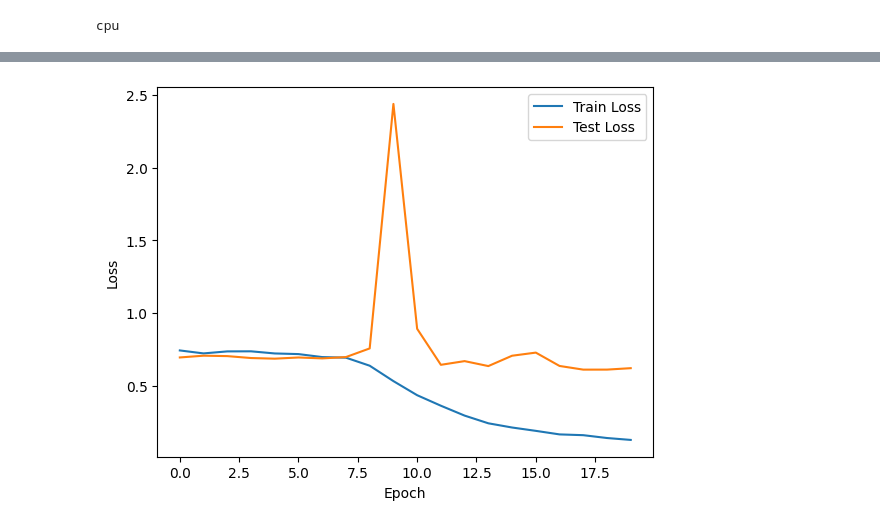
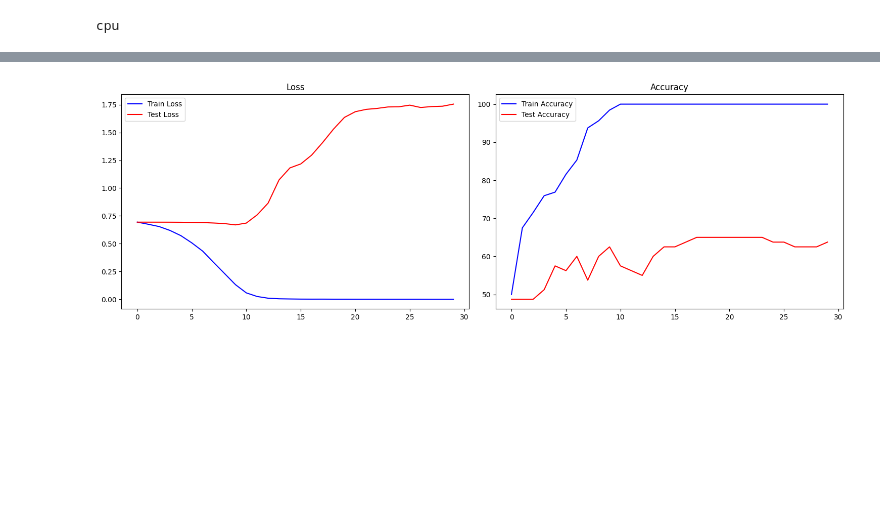
Before and after one commit to GustavKS/BrainDecoding, a Jupyter notebook: notebooks/dataset.ipynb, the cells around one changed output, grey strips where cells are left out. Saved outputs shown, nothing was run; the diff lists cells and outputs as text; code cells hidden in the pictures; blank space fills up the shorter version.

```diff
--- a/notebooks/dataset.ipynb
+++ b/notebooks/dataset.ipynb
@@ -27,7 +27,7 @@ def scale_clamp(X: np.ndarray, clamp_lim: float = 5.0, clamp: bool = True) -> np
 class meg_dataset(torch.utils.data.Dataset):
   def __init__(self, root, s: str):
     self.root = root
-    nights = ['night1']
+    nights = ['night1', 'night2', 'night3', 'night4']
 
     self.all_meg_data = []
     self.all_epochs = []
@@ -48,7 +48,7 @@ class meg_dataset(torch.utils.data.Dataset):
                               exclude='bads')
       self.epochs = mne.Epochs(raw, events, event_ids,  picks=picks,tmin=-.2, tmax=4,\
                           baseline=None, preload=True)
-      self.epochs.resample(120)   ### filtert es schonb?
+      #self.epochs.resample(120)   ### filtert es schonb?
       self.epochs.apply_function(partial(scale_clamp, clamp_lim=5.0), n_jobs=8)
       self.meg_data = torch.from_numpy(self.epochs.get_data(picks='meg')).to(torch.float32)
       self.all_meg_data.append(self.meg_data)
@@ -63,7 +63,7 @@ class meg_dataset(torch.utils.data.Dataset):
     return len(self.all_meg_data)
 
   def __getitem__(self, idx):
-    return self.all_meg_data[idx, :, :], self.all_epochs.events[idx, 2]
+    return self.all_meg_data[idx, :, :], self.all_epochs.events[idx, 2], self.all_epochs[idx]
 # %%
 
 class CustomBatchNorm1d(nn.BatchNorm1d):
@@ -490,7 +490,7 @@ class BrainEncoder(nn.Module):
 
         return Z
 # %%
-dataset = meg_dataset(root = r'\\memo-15\DataE\MEGA\raw', s = 'S12')
+dataset = meg_dataset(root = r'\\memo-15\DataE\MEGA\raw', s = 'S02')
 
 train_idcs = np.arange(0, len(dataset))
 np.random.seed(42)
@@ -503,4 +503,4 @@ train_dataset = torch.utils.data.Subset(dataset, train_idcs)
 test_dataset = torch.utils.data.Subset(dataset, test_idcs)
 
 
-#clear_output()
+clear_output()
@@ -535,11 +510,10 @@ fig, ax = plt.subplots(2, 1, figsize=(20, 5))
 for idx, ax in enumerate(ax.flatten()):
     np.random.seed(idx)
     rnd_int = np.random.randint(0, len(dataset))
-    meg, label = dataset[np.random.randint(0, len(dataset))]
+    meg, label, x = dataset[np.random.randint(0, len(dataset))]
     for i in range(meg.shape[0]):
         ax.plot(meg[i, :].numpy(), color='blue', alpha=0.1)
     ax.set_title(f'{'house' if label == 43 else 'face'}')
-    ax.set_xlim(0, 100)
 print(meg.shape, label)
 plt.tight_layout()
 plt.show()
@@ -556,16 +530,16 @@ optimizer = torch.optim.Adam(model.parameters(), lr=1e-4)
 loss_fn = nn.CrossEntropyLoss()
 test_loss, test_acc = [], []
 train_loss, train_acc = [], []
-for epoch in range(50):
+for epoch in range(30):
     model.train()
     progress_bar = tqdm(train_loader, desc=f'Epoch {epoch+1}', unit='batch', leave=False)
     lossinho = 0
-    acc = 0
+    correct = 0
+    total = 0
     for idx, (data, target) in enumerate(progress_bar):
         target = [0 if i == 43 else 1 for i in target]
         #data = data.reshape(data.shape[0], 1, data.shape[1], data.shape[2])
         data = data[:, :271, :]
-        print(data.shape)
         data, target = data.to(device), torch.tensor(target).to(device)
         output = model(data, subject_idxs=np.zeros_like(target))
         loss = loss_fn(output, target)
@@ -573,16 +547,16 @@ for epoch in range(50):
         loss.backward()
         optimizer.step()
 
-        _, predicted = torch.max(output.data, 1)
-        total = target.size(0)
-        correct = (predicted == target).sum().item()
-        acc += correct / total
-
         lossinho += loss.item()
         progress_bar.set_postfix(loss=lossinho/(idx+1))
-    print(f'Epoch {epoch+1} Loss: {lossinho/len(train_loader):.4f}')
+
+        _, predicted = torch.max(output.data, 1)
+        total += target.size(0)
+        correct += (predicted == target).sum().item()
+    accuracy = 100 * correct / total
+    print(f'Epoch {epoch+1} Loss: {lossinho/len(train_loader):.4f}, Accuracy: {accuracy:.2f}%')
     train_loss.append(lossinho/len(train_loader))
-    train_acc.append(acc/len(train_loader))
+    train_acc.append(accuracy)
 
     model.eval()
     with torch.no_grad():
@@ -591,8 +565,8 @@ for epoch in range(50):
         lossinho = 0
         for data, target in test_loader:
             target = [0 if i == 43 else 1 for i in target]
-            data = data.reshape(data.shape[0], 1, data.shape[1], data.shape[2])
-
+            #data = data.reshape(data.shape[0], 1, data.shape[1], data.shape[2])
+            data = data[:, :271, :]
             data, target = data.to(device), torch.tensor(target).to(device)
             output = model(data, subject_idxs=np.zeros_like(target))
             loss = loss_fn(output, target)
@@ -603,5 +577,5 @@ for epoch in range(50):
         accuracy = 100 * correct / total
         print(f'Accuracy: {accuracy:.2f}%, Loss: {lossinho/len(test_loader):.4f}')
     test_loss.append(lossinho/len(test_loader))
-    test_acc.append(accuracy/len(test_loader))
+    test_acc.append(accuracy)
 # %% [output]
@@ -611,14 +607,14 @@ RuntimeError: mat1 and mat2 shapes cannot be multiplied (65536x1 and 1024x2)
 # %%
-fig, ax = plt.subplots(2, 1, figsize=(20, 5))
+fig, ax = plt.subplots(1, 2, figsize=(15, 5))
 ax[0].plot(train_loss, label='Train Loss', color='blue')
 ax[0].plot(test_loss, label='Test Loss', color='red')
 ax[0].legend()
 ax[0].set_title('Loss')
 ax[1].plot(train_acc, label='Train Accuracy', color='blue')
 ax[1].plot(test_acc, label='Test Accuracy', color='red')
 ax[1].legend()
 ax[1].set_title('Accuracy')
 plt.tight_layout()
 plt.show()
 # %% [output]
-[figure, old version]
+[figure, new version]
```
Also changed, not shown: parts of 3 cells of this notebook, 9 other files.
